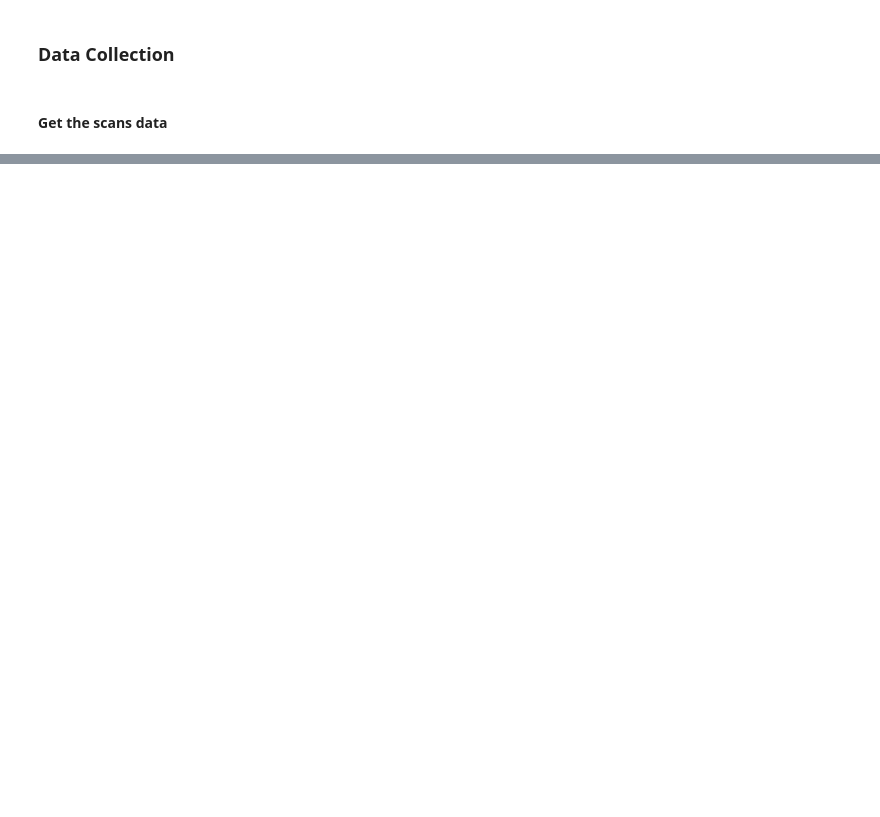
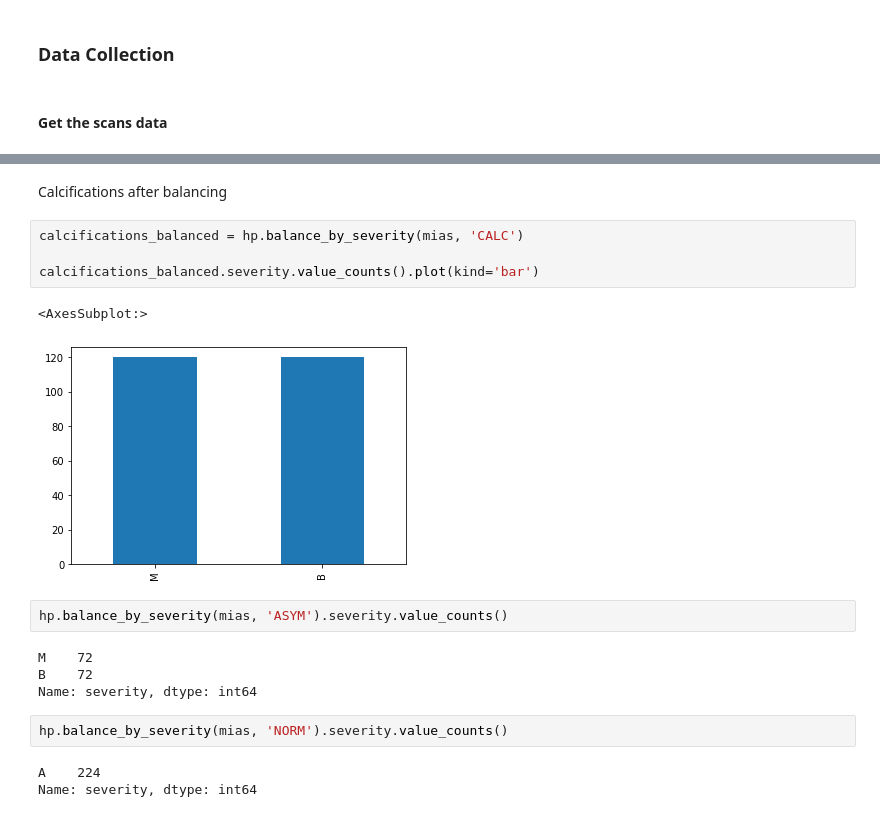
Before and after one commit to cpoles/data_science, a Jupyter notebook: projects/machine_learning/deep_learning/mias_mammography/notebooks/mias_mammography.ipynb, the cells around one changed output, grey strips where cells are left out. Saved outputs shown, nothing was run; the diff lists cells and outputs as text; blank space fills up the shorter version.

```diff
--- a/projects/machine_learning/deep_learning/mias_mammography/notebooks/mias_mammography.ipynb
+++ b/projects/machine_learning/deep_learning/mias_mammography/notebooks/mias_mammography.ipynb
@@ -101,0 +197,20 @@ mammo.columns = ['refnum', 'bg', 'ab_class', 'severity', 'x', 'y', 'radius']
+# %% [markdown]
+Calcifications after balancing
+# %%
+calcifications_balanced = hp.balance_by_severity(mias, 'CALC')
+
+calcifications_balanced.severity.value_counts().plot(kind='bar')
+# %% [output]
+<AxesSubplot:>
+[figure, added]
+# %%
+hp.balance_by_severity(mias, 'ASYM').severity.value_counts()
+# %% [output]
+M    72
+B    72
+Name: severity, dtype: int64
+# %%
+hp.balance_by_severity(mias, 'NORM').severity.value_counts()
+# %% [output]
+A    224
+Name: severity, dtype: int64
```
Also changed, not shown: parts of 34 cells of this notebook, 2 other files.
